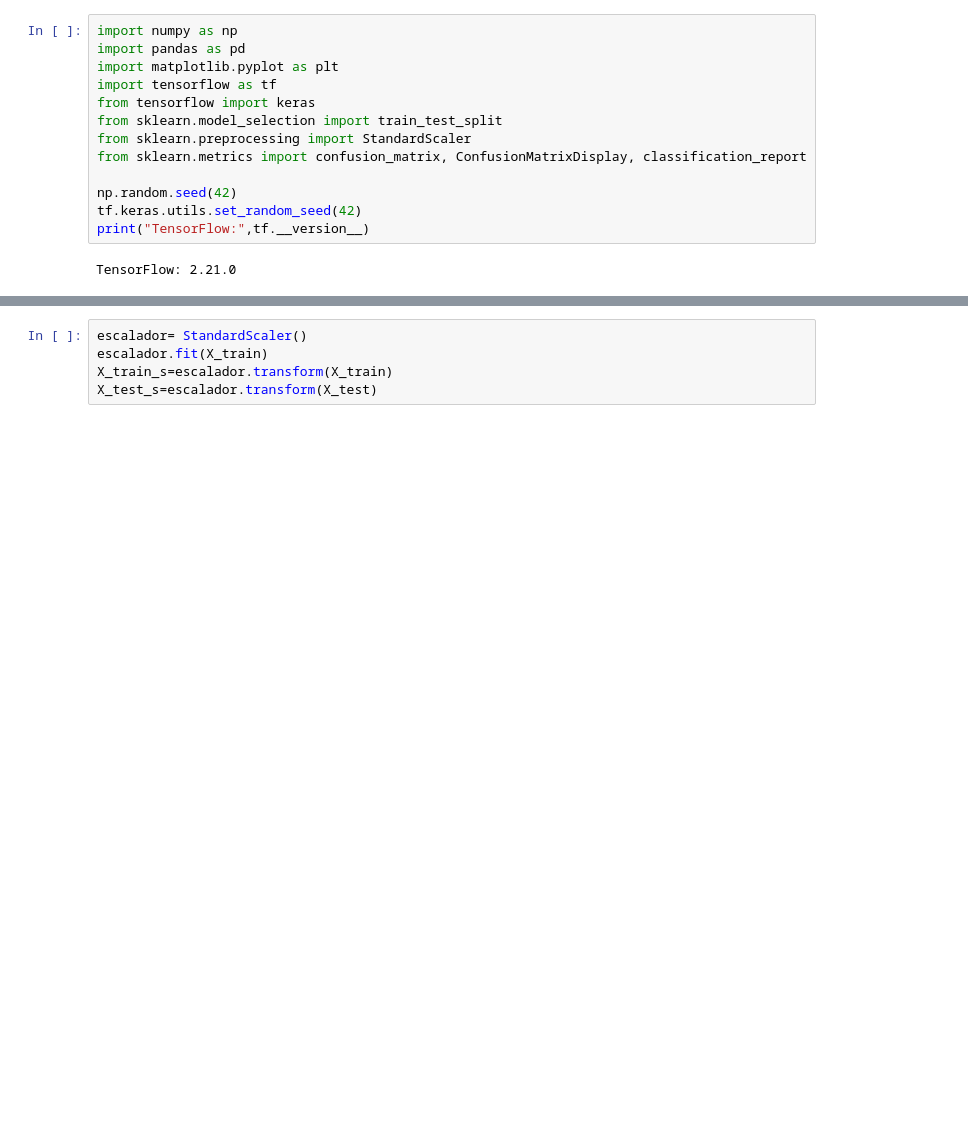
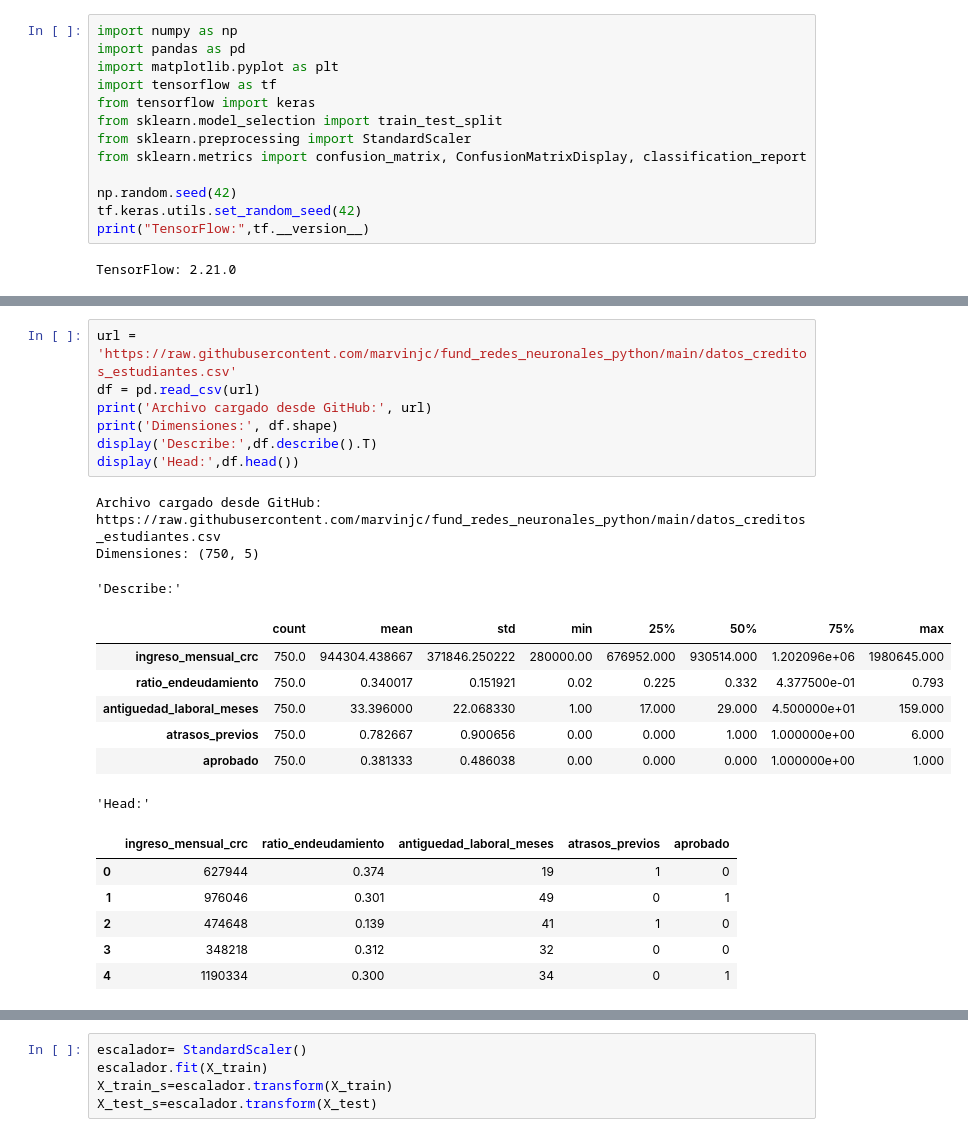
Before and after one commit to marvinjc/fund_redes_neuronales_python, a Jupyter notebook: laboratorio_1.ipynb, the cells around one changed output, grey strips where cells are left out. Drawn from its saved outputs; the diff is of its cells as text; blank space fills up the shorter version.

```diff
--- a/laboratorio_1.ipynb
+++ b/laboratorio_1.ipynb
@@ -99 +26,25 @@ dtype: float64
+# %%
+url = 'https://raw.githubusercontent.com/marvinjc/fund_redes_neuronales_python/main/datos_creditos_estudiantes.csv'
+df = pd.read_csv(url)
+print('Archivo cargado desde GitHub:', url)
+print('Dimensiones:', df.shape)
+display('Describe:',df.describe().T)
+display('Head:',df.head())
+# %% [output]
+Archivo cargado desde GitHub: https://raw.githubusercontent.com/marvinjc/fund_redes_neuronales_python/main/datos_creditos_estudiantes.csv
+Dimensiones: (750, 5)
+'Describe:'
+|  | count | mean | std | min | 25% | 50% | 75% | max |
+| ingreso_mensual_crc | 750.0 | 944304.438667 | 371846.250222 | 280000.00 | 676952.000 | 930514.000 | 1.202096e+06 | 1980645.000 |
+| ratio_endeudamiento | 750.0 | 0.340017 | 0.151921 | 0.02 | 0.225 | 0.332 | 4.377500e-01 | 0.793 |
+| antiguedad_laboral_meses | 750.0 | 33.396000 | 22.068330 | 1.00 | 17.000 | 29.000 | 4.500000e+01 | 159.000 |
+| atrasos_previos | 750.0 | 0.782667 | 0.900656 | 0.00 | 0.000 | 1.000 | 1.000000e+00 | 6.000 |
+| aprobado | 750.0 | 0.381333 | 0.486038 | 0.00 | 0.000 | 0.000 | 1.000000e+00 | 1.000 |
+'Head:'
+|  | ingreso_mensual_crc | ratio_endeudamiento | antiguedad_laboral_meses | atrasos_previos | aprobado |
+| 0 | 627944 | 0.374 | 19 | 1 | 0 |
+| 1 | 976046 | 0.301 | 49 | 0 | 1 |
+| 2 | 474648 | 0.139 | 41 | 1 | 0 |
+| 3 | 348218 | 0.312 | 32 | 0 | 0 |
+| 4 | 1190334 | 0.300 | 34 | 0 | 1 |
 # %%
```
Also changed, not shown: parts of 45 cells of this notebook, 1 other file.
